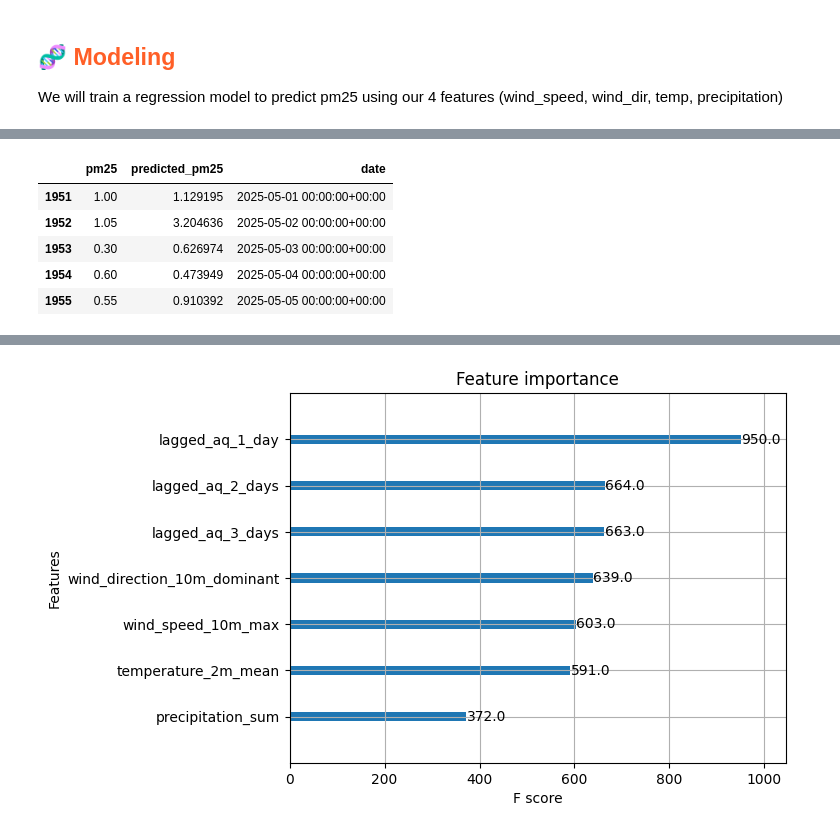
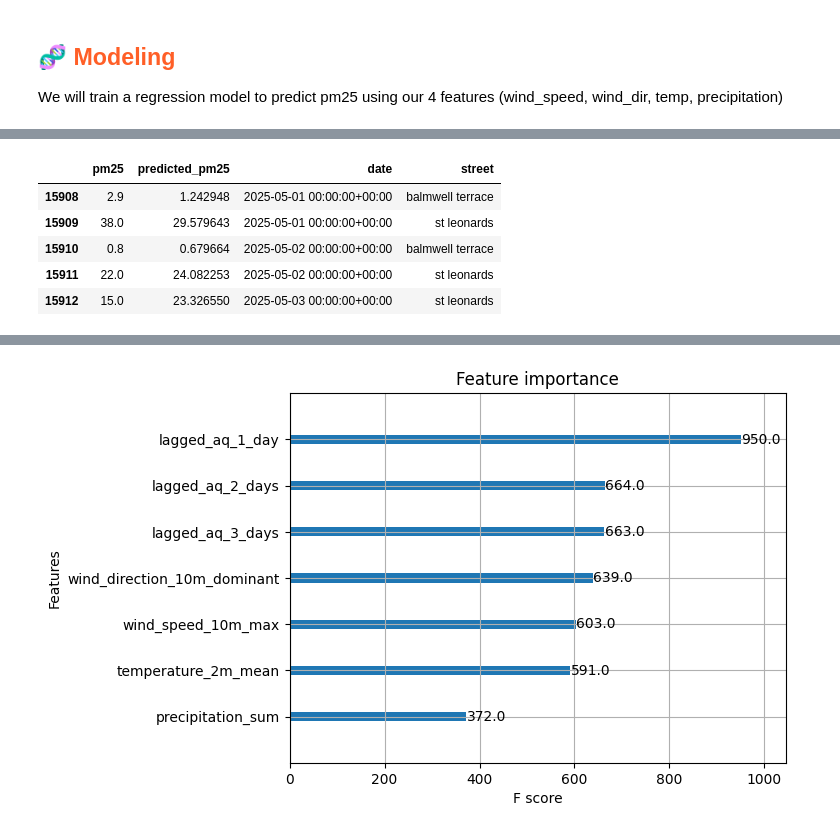
Before and after one commit to Isabell257/id2223-lab1, a Jupyter notebook: notebooks/airquality/3_air_quality_training_pipeline.ipynb, the cells around one changed output, grey strips where cells are left out. Drawn from its saved outputs; the diff is of its cells as text; code cells hidden in the pictures.

```diff
--- a/notebooks/airquality/3_air_quality_training_pipeline.ipynb
+++ b/notebooks/airquality/3_air_quality_training_pipeline.ipynb
@@ -107,6 +143,17 @@ weather_fg = fs.get_feature_group(
 
 ## <span style="color:#ff5f27;"> 🖍 Feature View Creation and Retrieving </span>
 # %%
-# Select features for training data, (including features for part C).
-selected_features = air_quality_fg.select(['pm25', 'date', 'lagged_aq_1_day', 'lagged_aq_2_days', 'lagged_aq_3_days']).join(weather_fg.select_features(), on=['city'])
+# Select features for training data
+#FRÅGA: VARFÖR JOINAS PÅ CITY OCH INTE DATE?
+
+if running_e:
+    selected_features = air_quality_fg.select(['pm25', 'date']).join(weather_fg.select_features(), on=['city'])
+
+#C and A include lagged data
+if running_c:
+    selected_features = air_quality_fg.select(['pm25', 'date', 'lagged_aq_1_day', 'lagged_aq_2_days', 'lagged_aq_3_days']).join(weather_fg.select_features(), on=['city'])
+
+#A also includes city (OBS vrf join on city?)
+if running_a:
+    selected_features = air_quality_fg.select(['pm25', 'date', 'street', 'lagged_aq_1_day', 'lagged_aq_2_days', 'lagged_aq_3_days']).join(weather_fg.select_features(), on=['city'])
 # %% [output]
@@ -144,12 +179,20 @@ You can specify the following parameters:
 
 - `query` - selected features/labels for the model
 # %%
-#Version 2 för del C
+#Select version of feature group
+if running_e:
+    fv_version = 2 #KOMMER INTE IHÅG VAD SOM HÄNDE MED 1
+
+if running_c:
+    fv_version = 3
+
+if running_a:
+    fv_version = 4
 
 feature_view = fs.get_or_create_feature_view(
     name='air_quality_fv',
     description="weather features with air quality as the target",
-    version=3,
+    version=fv_version,
     labels=['pm25'],
     query=selected_features,
 )
@@ -173,3 +217,8 @@ Finished: Reading data from Hopsworks, using Hopsworks Feature Query Service (2.
+# %%
+#Handle categorical features, converts into numerical values for XGBoost
+if running_a:
+    categorical_transformer=Pipeline(steps=[("encoder", OneHotEncoder(handle_unknown="ignore"))])
+    preprocessor = ColumnTransformer(transformers=[("cat", categorical_transformer, ['street'])], remainder="passthrough")
 # %%
 X_train
 # %% [output]
@@ -215,7 +264,12 @@ The `Feature View` is now saved in Hopsworks and you can retrieve it using `Feat
 We will train a regression model to predict pm25 using our 4 features (wind_speed, wind_dir, temp, precipitation)
 # %%
 # Creating an instance of the XGBoost Regressor
-xgb_regressor = XGBRegressor()
+if running_e or running_c:
+    xgb_regressor = XGBRegressor()
+
+#Build pipeline that also handles the categorical features
+if running_a:
+    xgb_regressor = Pipeline(steps=[("preprocessor", preprocessor), ("regressor", XGBRegressor())])
 
 # Fitting the XGBoost Regressor to the training data
 xgb_regressor.fit(X_features, y_train)
@@ -250,14 +310,15 @@ df = y_test
 df['predicted_pm25'] = y_pred
 # %%
 df['date'] = X_test['date']
+df['street'] = X_test['street']
 df = df.sort_values(by=['date'])
 df.head(5)
 # %% [output]
-|  | pm25 | predicted_pm25 | date |
-| 1951 | 1.00 | 1.129195 | 2025-05-01 00:00:00+00:00 |
-| 1952 | 1.05 | 3.204636 | 2025-05-02 00:00:00+00:00 |
-| 1953 | 0.30 | 0.626974 | 2025-05-03 00:00:00+00:00 |
-| 1954 | 0.60 | 0.473949 | 2025-05-04 00:00:00+00:00 |
-| 1955 | 0.55 | 0.910392 | 2025-05-05 00:00:00+00:00 |
+|  | pm25 | predicted_pm25 | date | street |
+| 15908 | 2.9 | 1.242948 | 2025-05-01 00:00:00+00:00 | balmwell terrace |
+| 15909 | 38.0 | 29.579643 | 2025-05-01 00:00:00+00:00 | st leonards |
+| 15910 | 0.8 | 0.679664 | 2025-05-02 00:00:00+00:00 | balmwell terrace |
+| 15911 | 22.0 | 24.082253 | 2025-05-02 00:00:00+00:00 | st leonards |
+| 15912 | 15.0 | 23.326550 | 2025-05-03 00:00:00+00:00 | st leonards |
 # %%
 # Creating a directory for the model artifacts if it doesn't exist
```
Also changed, not shown: parts of 14 cells of this notebook.
